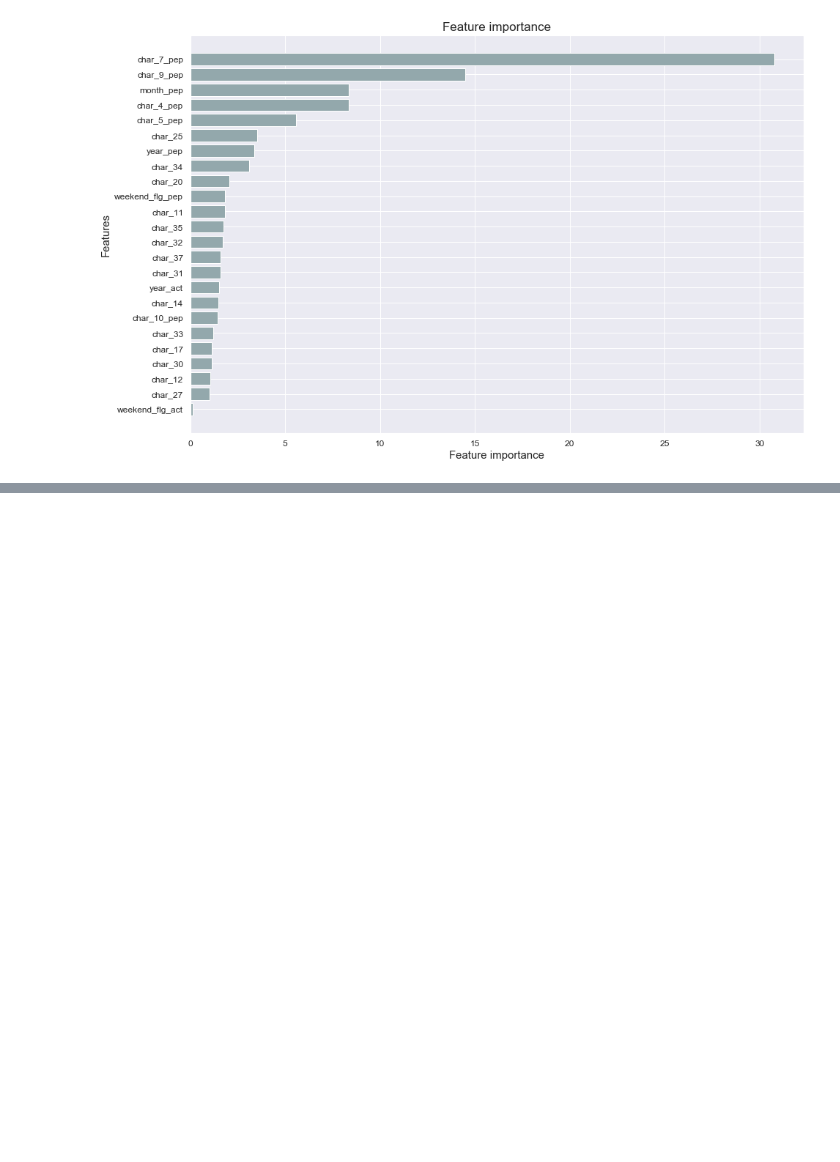
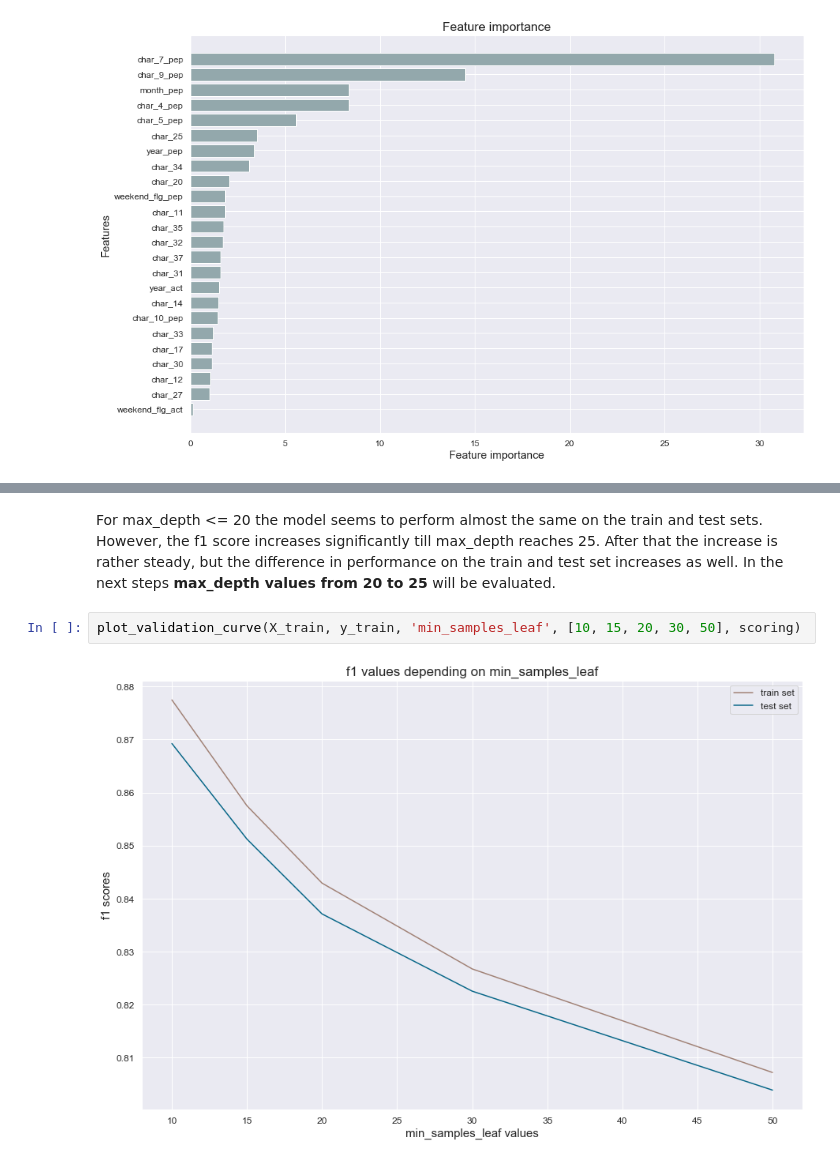
Before and after one commit to joanlenczuk/red_hat_project, a Jupyter notebook: modeling_red_hat.ipynb, the cells around one changed output, grey strips where cells are left out. Cells and saved outputs as stored; diff of their text form; blank space fills up the shorter version.

```diff
--- a/modeling_red_hat.ipynb
+++ b/modeling_red_hat.ipynb
@@ -296,0 +353,6 @@ plot_feature_importance(cb, X_train, random_seed)
+# %% [markdown]
+For max_depth <= 20 the model seems to perform almost the same on the train and test sets. However, the f1 score increases significantly till max_depth reaches 25. After that the increase is rather steady, but the difference in performance on the train and test set increases as well. In the next steps **max_depth values from 20 to 25** will be evaluated.
+# %%
+plot_validation_curve(X_train, y_train, 'min_samples_leaf', [10, 15, 20, 30, 50], scoring)
+# %% [output]
+[figure, added]
```
Also changed, not shown: parts of 35 cells of this notebook, 1 other file.
